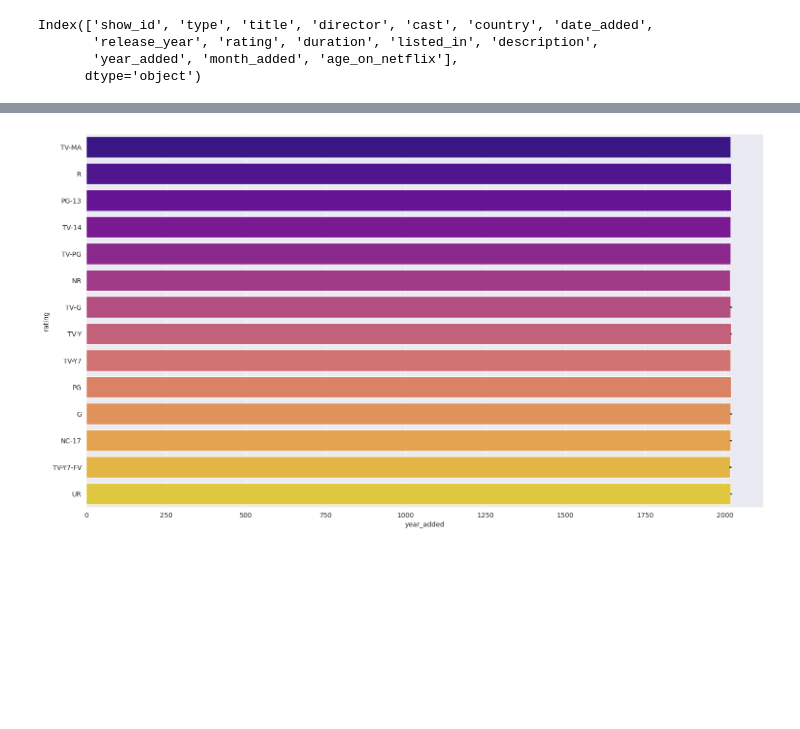
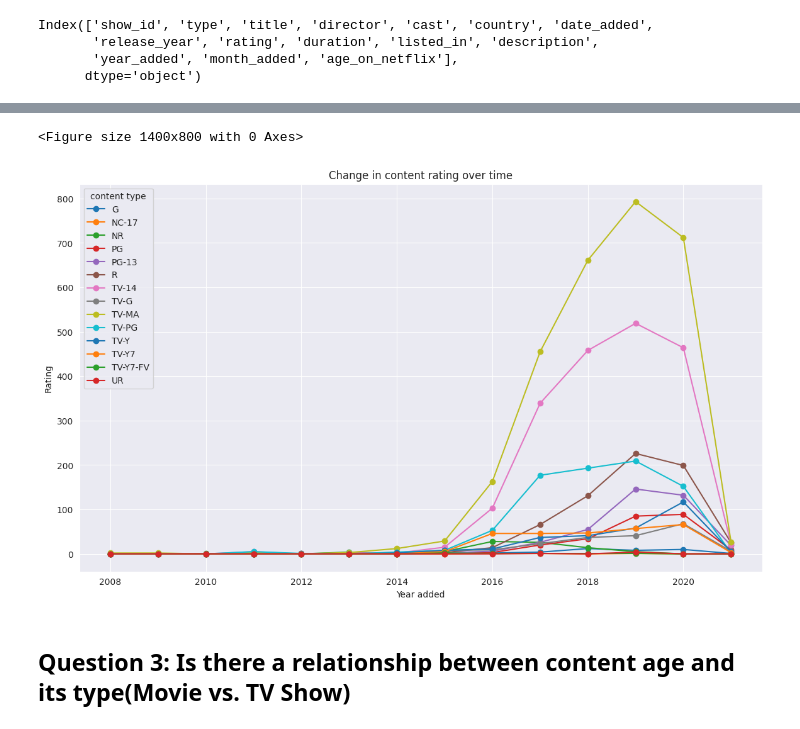
Before and after one commit to Yashtiii/Netflix-Content-Strategy, a Jupyter notebook: Netflix's_content_strategy.ipynb, the cells around one changed output, grey strips where cells are left out. Drawn from its saved outputs; the diff is of its cells as text; code cells hidden in the pictures; blank space fills up the shorter version.

```diff
--- a/Netflix's_content_strategy.ipynb
+++ b/Netflix's_content_strategy.ipynb
@@ -855,3 +855,6 @@ Index(['show_id', 'type', 'title', 'director', 'cast', 'country', 'date_added',
        'release_year', 'rating', 'duration', 'listed_in', 'description',
        'year_added', 'month_added', 'age_on_netflix'],
       dtype='object')
+# %%
+content_distribution = netflix_df.groupby(["year_added","rating"]).size().unstack().fillna(0)
+content_distribution
@@ -858,3 +878,14 @@ Index(['show_id', 'type', 'title', 'director', 'cast', 'country', 'date_added',
 # %%
+plt.figure(figsize=(14,8))
+content_distribution.plot(kind="line", marker = "o", figsize = (14,8))
+plt.title("Change in content rating over time")
+plt.ylabel("Rating")
+plt.xlabel("Year added")
+plt.legend(title="content type")
+plt.grid(True)
+plt.show()
 # %% [output]
+<Figure size 1400x800 with 0 Axes>
-[figure, old version]
+[figure, new version]
+# %% [markdown]
+## Question 3: Is there a relationship between content age and its type(Movie vs. TV Show)
```
Also changed, not shown: parts of 5 cells of this notebook.
